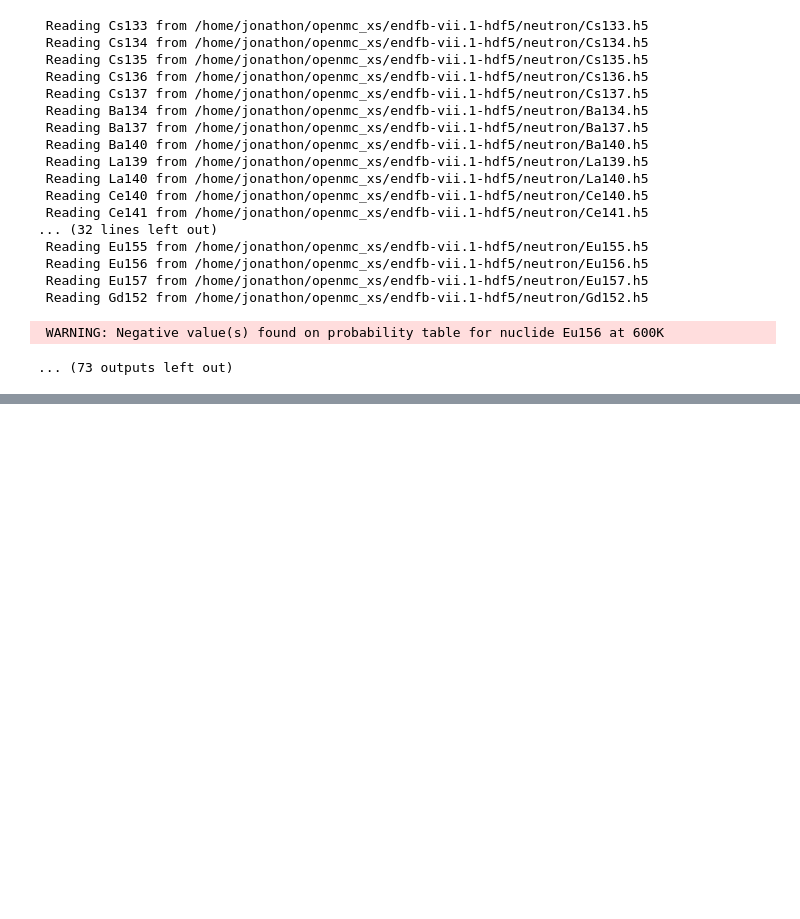
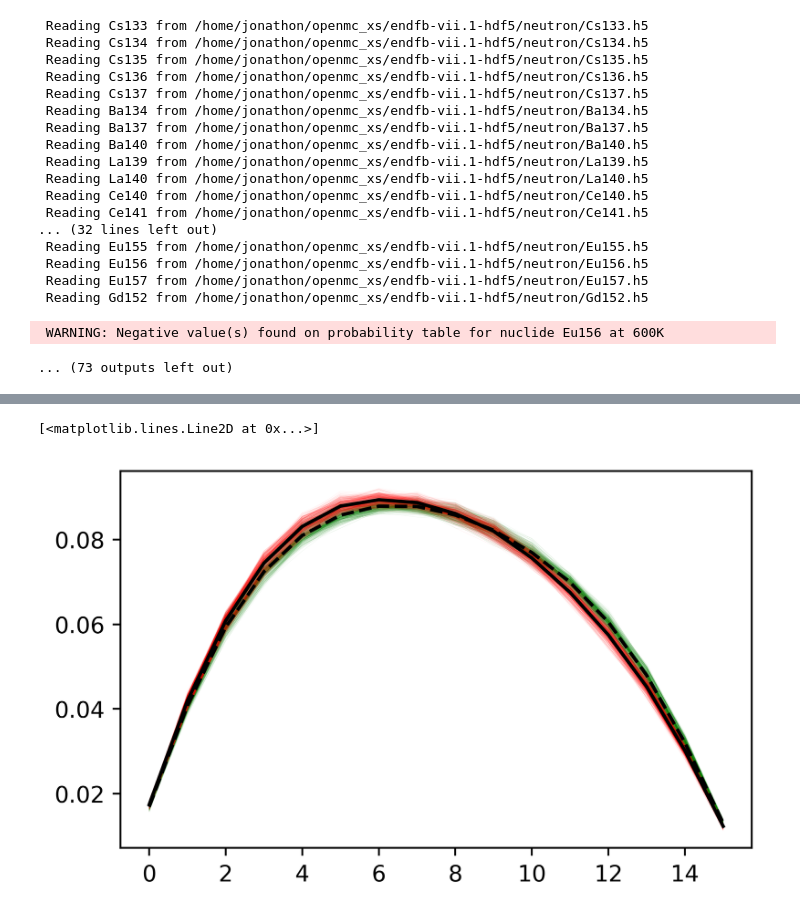
Before and after one commit to jfaulkner31/MonteCarloXenon, a Jupyter notebook: openmc_RIE/rie_simulation/rei.ipynb, the cells around one changed output, grey strips where cells are left out. Cells and saved outputs as stored; diff of their text form; code cells hidden in the pictures; blank space fills up the shorter version.

```diff
--- a/openmc_RIE/rie_simulation/rei.ipynb
+++ b/openmc_RIE/rie_simulation/rei.ipynb
@@ -374,0 +525,12 @@ for idx, this_dt in enumerate(dt):
+# %%
+plt.figure(figsize=(5,3), dpi=500)
+for key in range(500,1000):
+  plt.plot(res0[key], 'g-', linewidth=0.1, alpha=0.1)
+  # plt.plot(res1[key], 'r-', linewidth=1, alpha=0.25)
+for key in range(500,1000):
+  plt.plot(res1[key], 'r-', linewidth=0.1, alpha=0.1)
+plt.plot(flux0, 'k--')
+plt.plot(flux1, 'k-')
+# %% [output]
+[<matplotlib.lines.Line2D at 0x...>]
+[figure, added]
```
Also changed, not shown: parts of 6 cells of this notebook, 15 other files.
